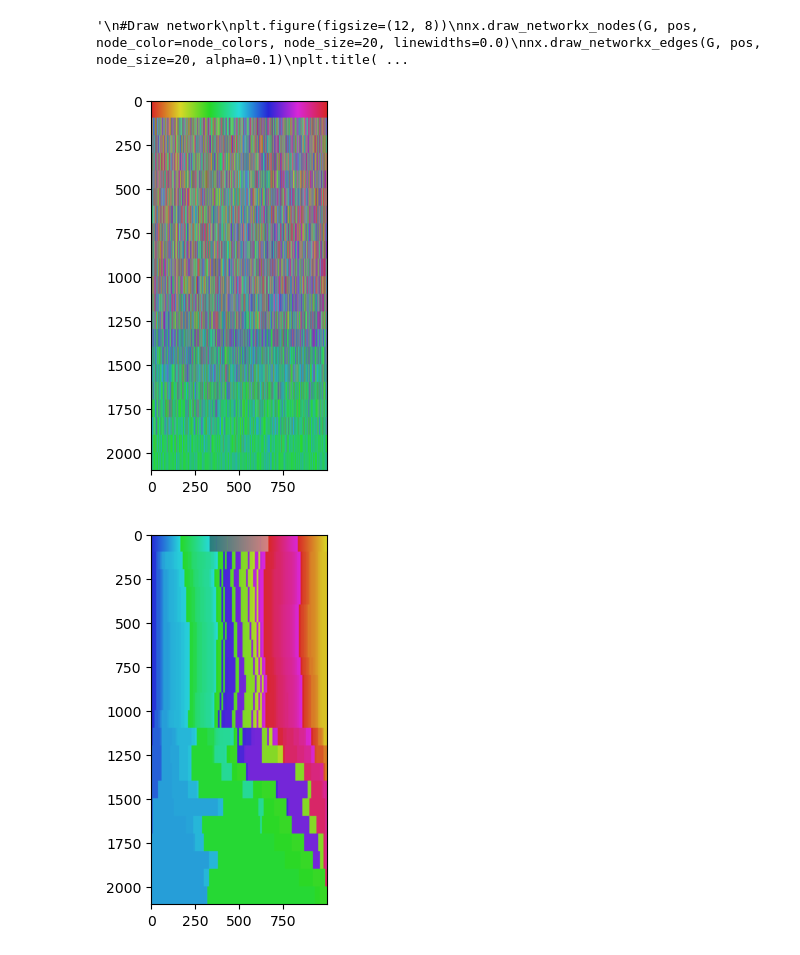
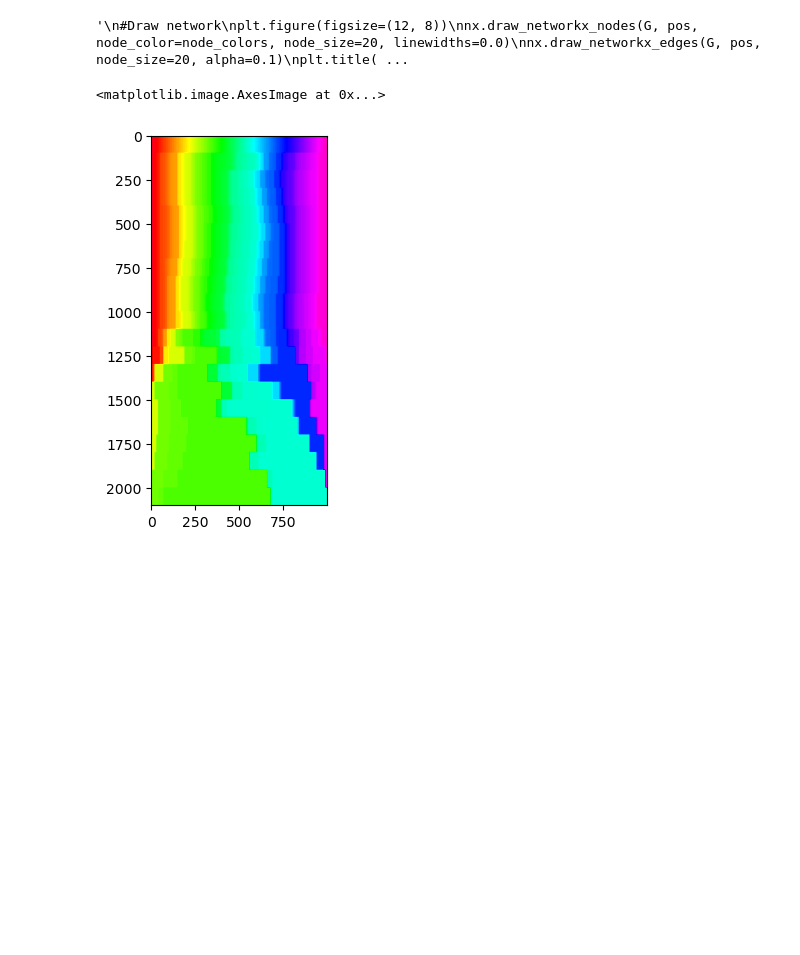
Before and after one commit to Cpetak/CA_GRN2, a Jupyter notebook: variable_lineages.ipynb, the cells around one changed output. Saved outputs shown, nothing was run; the diff lists cells and outputs as text; code cells hidden in the pictures; blank space fills up the shorter version.

```diff
--- a/variable_lineages.ipynb
+++ b/variable_lineages.ipynb
@@ -55,7 +55,7 @@ for i in start_stop_pair:
     G, pos, node_colors = helper.make_network(num_gens_show, pop_size, edges)
 
     #Draw trend, num lineages
-    pcs = np.reshape(np.array(node_colors),(num_gens_show+1,pop_size,3))
+    pcs = np.reshape(np.array(node_colors),(num_gens_show+1,pop_size))
     unique_counts = []
     for subarray in pcs:
         unique_subarrays = np.unique(subarray, axis=0)
@@ -91,19 +91,13 @@ plt.show()
 i=0
 num_rows = num_gens_show+1
 num_columns = pop_size
-color_matrix = np.zeros((num_rows, num_columns, 3))
+color_matrix = np.zeros((num_rows, num_columns))
 for r in range(num_rows):
     for c in range(num_columns):
         color_matrix[r, c] = node_colors[i]
         i+=1
-
-color_matrix2 = np.repeat(color_matrix, 100, axis=0)
-plt.imshow(color_matrix2)
-plt.show()
-
-color_matrix_sorted=np.array([sorted(subarray, key=lambda x: tuple(x)) for subarray in color_matrix2])
-plt.imshow(color_matrix_sorted)
-plt.show()
-# %% [output]
-[figure, removed]
-[figure, removed]
+# %%
+plt.imshow(np.sort(np.repeat(color_matrix, 100, axis=0)),cmap="gist_rainbow")
+# %% [output]
+<matplotlib.image.AxesImage at 0x...>
+[figure, added]
```
Also changed, not shown: parts of 2 cells of this notebook, 4 other files.
